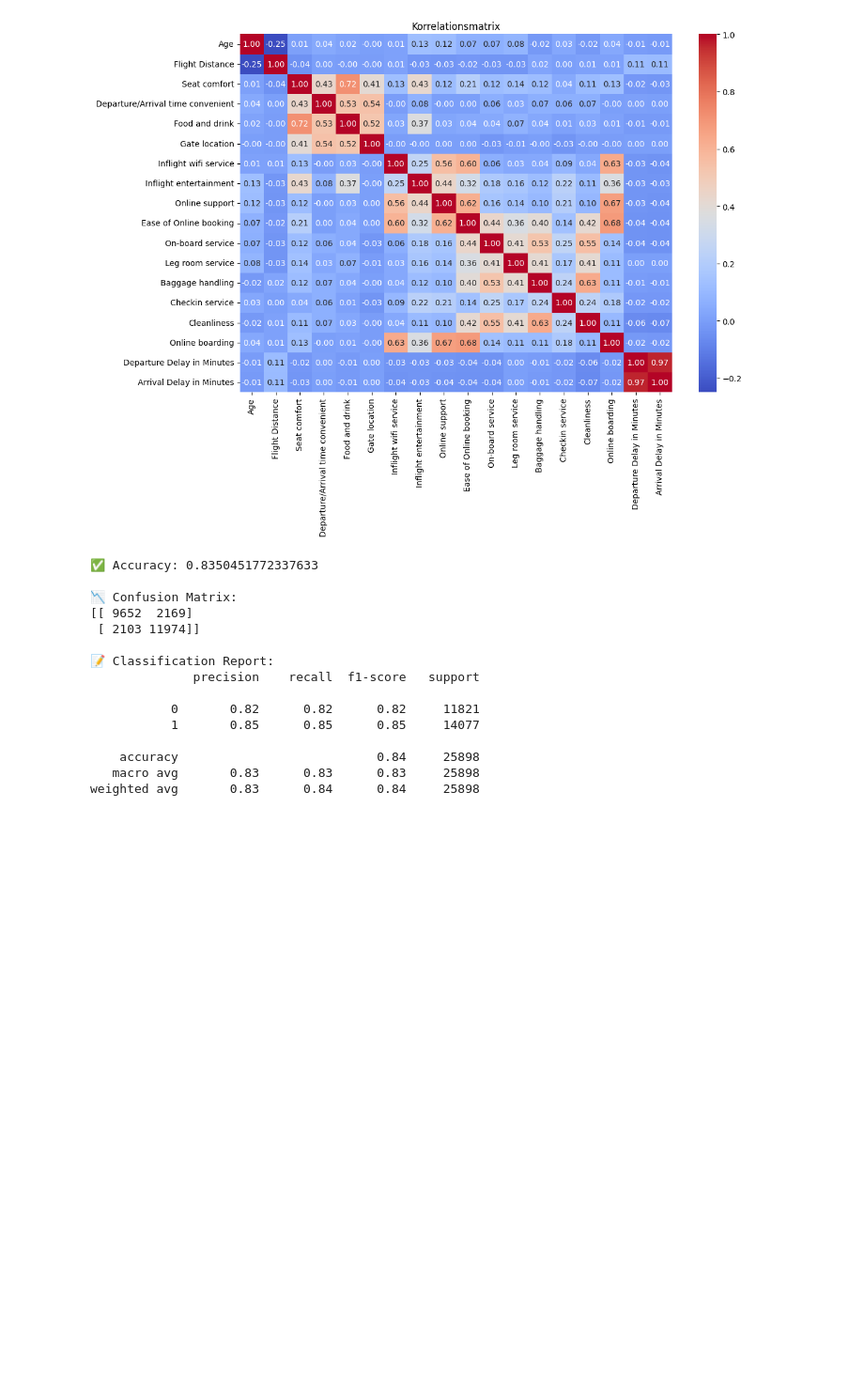
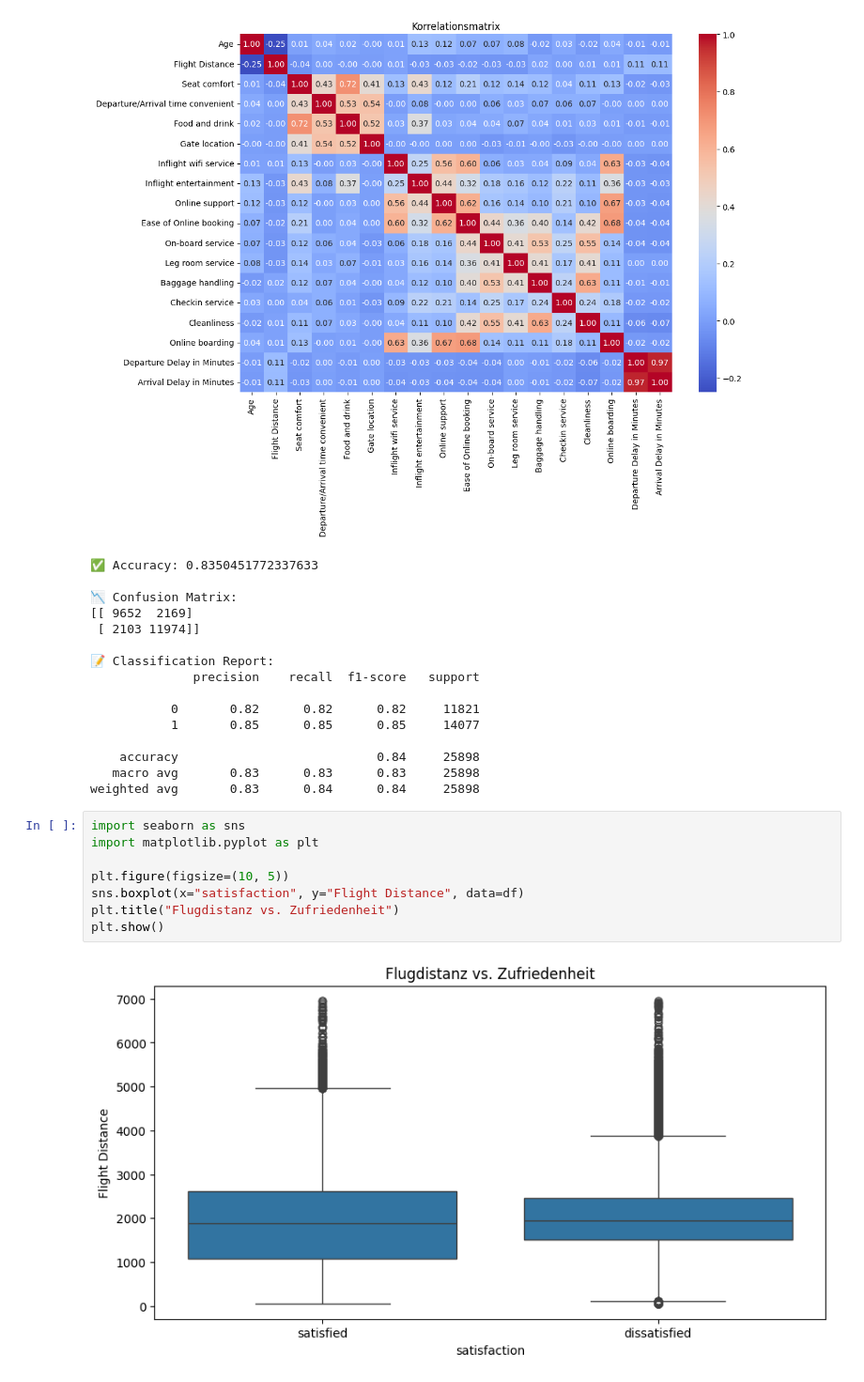
Before and after one commit to DivinitasMaxima/BINA-REPO, a Jupyter notebook: data/customer_satisfaction_analysis.ipynb, the cells around one changed output. Shown: that part at 94% size. Drawn from its saved outputs; the diff is of its cells as text; blank space fills up the shorter version.

```diff
--- a/data/customer_satisfaction_analysis.ipynb
+++ b/data/customer_satisfaction_analysis.ipynb
@@ -105,3 +105,13 @@ Name: count, dtype: int64
     accuracy                           0.84     25898
    macro avg       0.83      0.83      0.83     25898
 weighted avg       0.83      0.84      0.84     25898
+# %%
+import seaborn as sns
+import matplotlib.pyplot as plt
+
+plt.figure(figsize=(10, 5))
+sns.boxplot(x="satisfaction", y="Flight Distance", data=df)
+plt.title("Flugdistanz vs. Zufriedenheit")
+plt.show()
+# %% [output]
+[figure, added]
```
Also changed, not shown: parts of 4 cells of this notebook.
